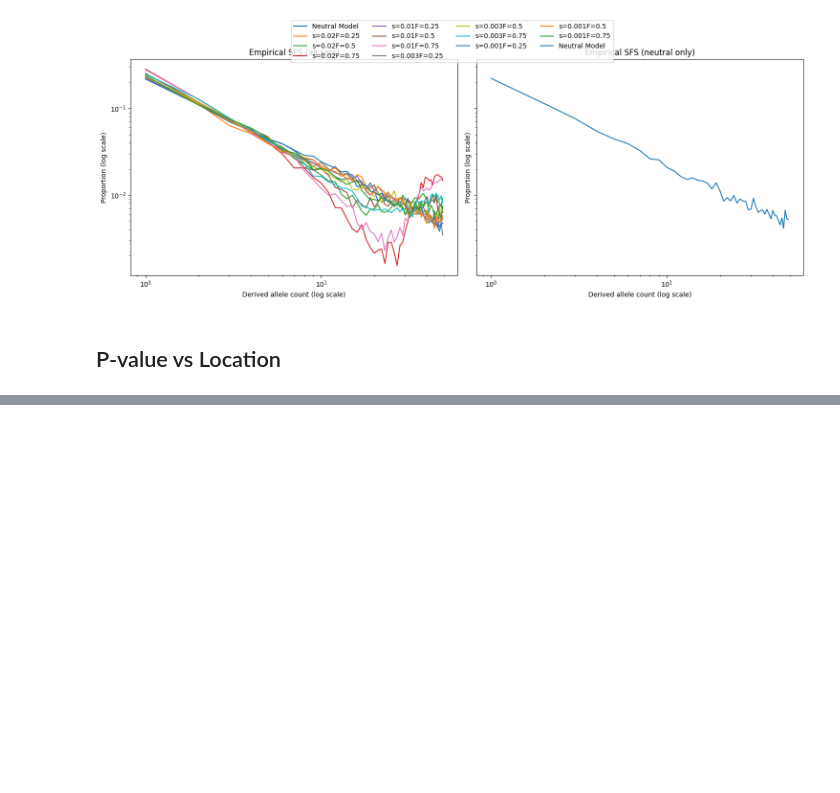
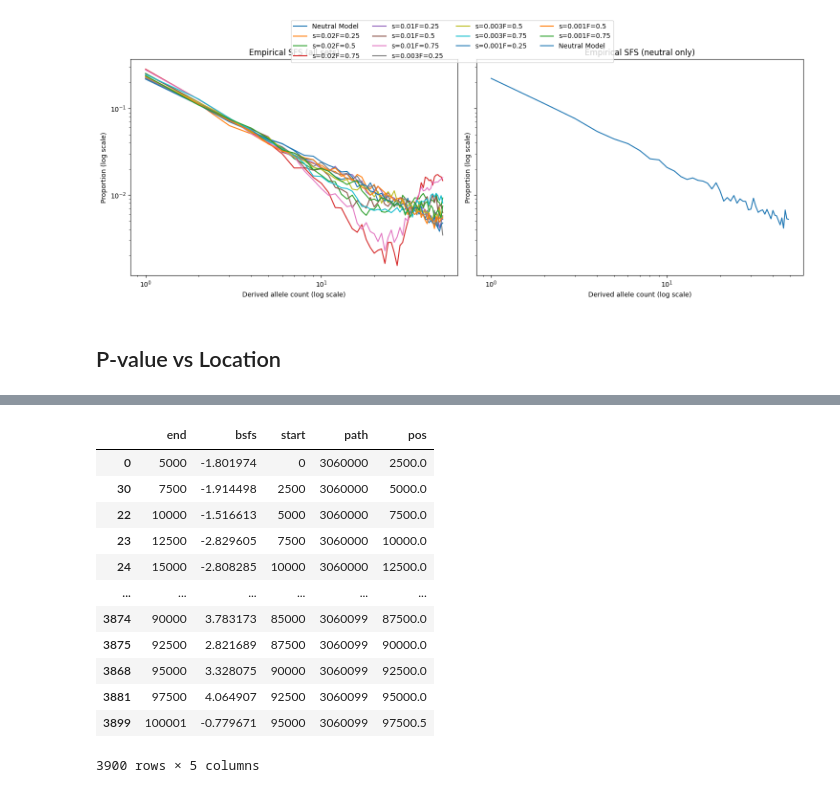
Before and after one commit to shinorimax/Selective-Sweep-Simulation, a Jupyter notebook: SliM/Calculation---Constant_Directional_selection.ipynb, the cells around one changed output, grey strips where cells are left out. Drawn from its saved outputs; the diff is of its cells as text; code cells hidden in the pictures; blank space fills up the shorter version.

```diff
--- a/SliM/Calculation---Constant_Directional_selection.ipynb
+++ b/SliM/Calculation---Constant_Directional_selection.ipynb
@@ -725,0 +782,16 @@ plt.show()
+# %%
+df.sort_values(by=["path", "start"])
+# %% [output]
+|  | end | bsfs | start | path | pos |
+| 0 | 5000 | -1.801974 | 0 | 3060000 | 2500.0 |
+| 30 | 7500 | -1.914498 | 2500 | 3060000 | 5000.0 |
+| 22 | 10000 | -1.516613 | 5000 | 3060000 | 7500.0 |
+| 23 | 12500 | -2.829605 | 7500 | 3060000 | 10000.0 |
+| 24 | 15000 | -2.808285 | 10000 | 3060000 | 12500.0 |
+| ... | ... | ... | ... | ... | ... |
+| 3874 | 90000 | 3.783173 | 85000 | 3060099 | 87500.0 |
+| 3875 | 92500 | 2.821689 | 87500 | 3060099 | 90000.0 |
+| 3868 | 95000 | 3.328075 | 90000 | 3060099 | 92500.0 |
+| 3881 | 97500 | 4.064907 | 92500 | 3060099 | 95000.0 |
+| 3899 | 100001 | -0.779671 | 95000 | 3060099 | 97500.5 |
+3900 rows × 5 columns
```
Also changed, not shown: parts of 7 cells of this notebook, 1 other file.
